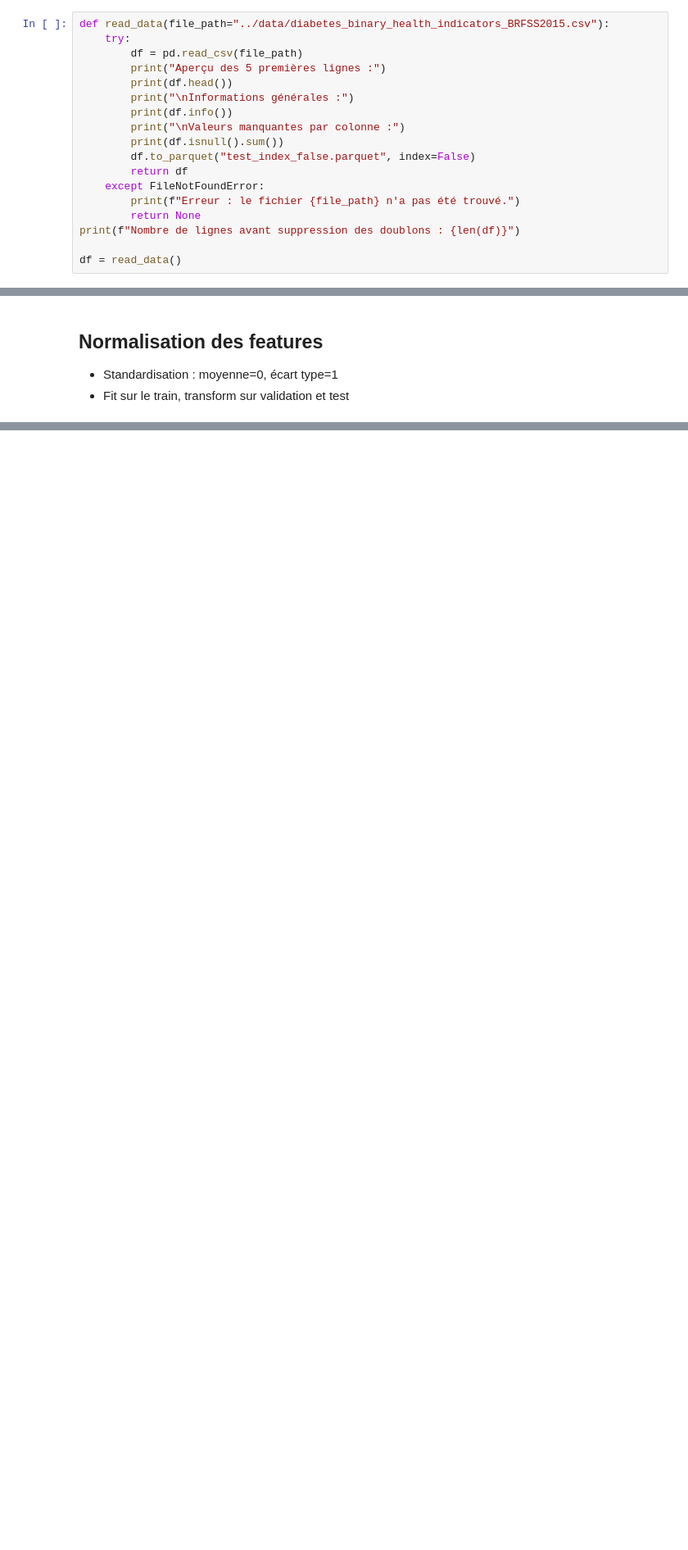
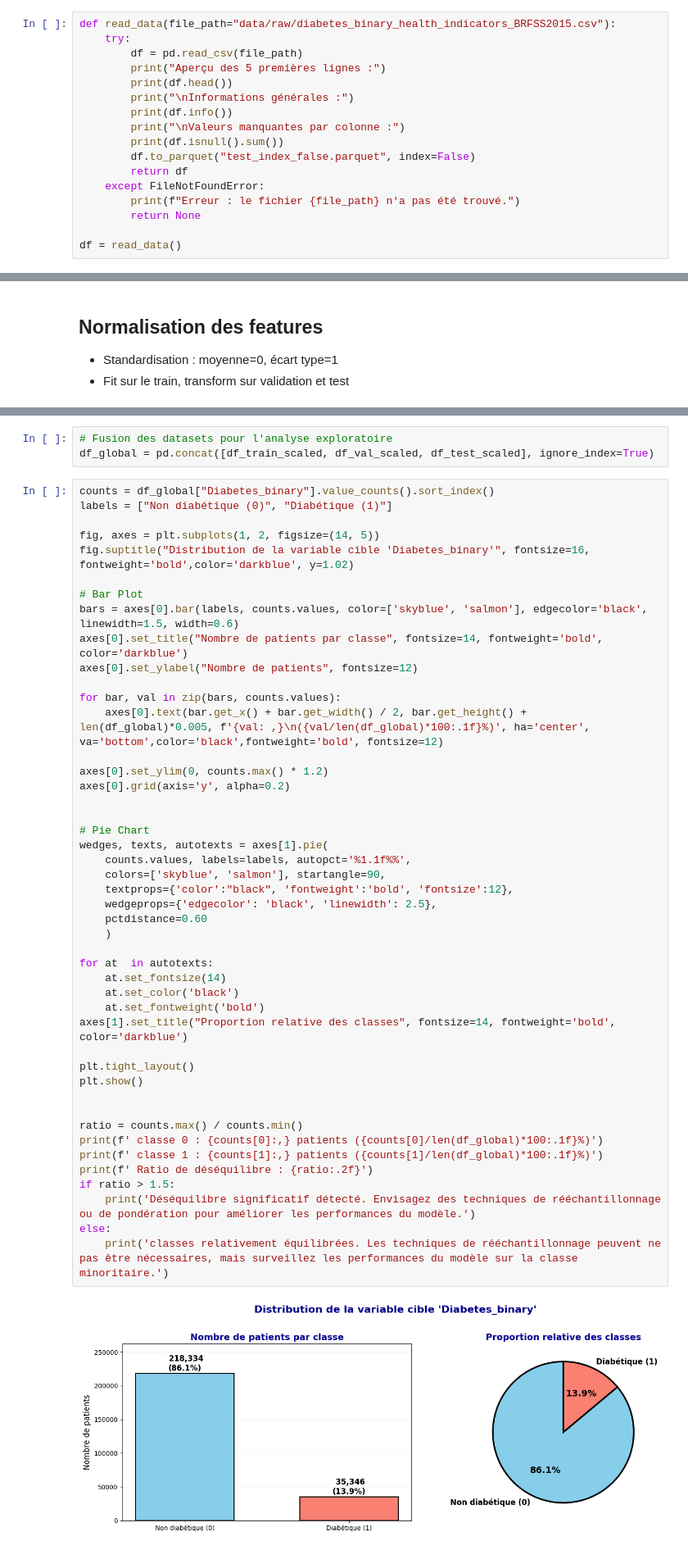
Before and after one commit to A4-CESI/deep_learning, a Jupyter notebook: preprocessing/preprocessingg.ipynb, the cells around one changed output, grey strips where cells are left out. Shown at 82% size. Drawn from its saved outputs; the diff is of its cells as text; blank space fills up the shorter version.

Commit message:
Implement feature X to enhance user experience and optimize performance

```diff
--- a/preprocessing/preprocessingg.ipynb
+++ b/preprocessing/preprocessingg.ipynb
@@ -18,7 +17,7 @@ from sklearn.preprocessing import StandardScaler
 ## Lecture du dataset
 On charge le fichier CSV et on affiche un aperçu ainsi que les informations générales.
 # %%
-def read_data(file_path="../data/diabetes_binary_health_indicators_BRFSS2015.csv"):
+def read_data(file_path="data/raw/diabetes_binary_health_indicators_BRFSS2015.csv"):
     try:
         df = pd.read_csv(file_path)
         print("Aperçu des 5 premières lignes :")
@@ -32,7 +31,6 @@ def read_data(file_path="../data/diabetes_binary_health_indicators_BRFSS2015.csv
     except FileNotFoundError:
         print(f"Erreur : le fichier {file_path} n'a pas été trouvé.")
         return None
-print(f"Nombre de lignes avant suppression des doublons : {len(df)}")
 
 df = read_data()
 # %% [output]
@@ -278,0 +185,51 @@ Income               -0.116361   0.419045  1.000000
+# %%
+# Fusion des datasets pour l'analyse exploratoire
+df_global = pd.concat([df_train_scaled, df_val_scaled, df_test_scaled], ignore_index=True)
+# %%
+counts = df_global["Diabetes_binary"].value_counts().sort_index()
+labels = ["Non diabétique (0)", "Diabétique (1)"]
+
+fig, axes = plt.subplots(1, 2, figsize=(14, 5))
+fig.suptitle("Distribution de la variable cible 'Diabetes_binary'", fontsize=16, fontweight='bold',color='darkblue', y=1.02)
+
+# Bar Plot
+bars = axes[0].bar(labels, counts.values, color=['skyblue', 'salmon'], edgecolor='black', linewidth=1.5, width=0.6)
+axes[0].set_title("Nombre de patients par classe", fontsize=14, fontweight='bold', color='darkblue')
+axes[0].set_ylabel("Nombre de patients", fontsize=12)
+
+for bar, val in zip(bars, counts.values):
+    axes[0].text(bar.get_x() + bar.get_width() / 2, bar.get_height() + len(df_global)*0.005, f'{val: ,}\n({val/len(df_global)*100:.1f}%)', ha='center', va='bottom',color='black',fontweight='bold', fontsize=12)
+
+axes[0].set_ylim(0, counts.max() * 1.2)
+axes[0].grid(axis='y', alpha=0.2)
+
+
+# Pie Chart
+wedges, texts, autotexts = axes[1].pie(
+    counts.values, labels=labels, autopct='%1.1f%%',
+    colors=['skyblue', 'salmon'], startangle=90,
+    textprops={'color':"black", 'fontweight':'bold', 'fontsize':12},
+    wedgeprops={'edgecolor': 'black', 'linewidth': 2.5},
+    pctdistance=0.60
+    )
+
+for at  in autotexts:
+    at.set_fontsize(14)
+    at.set_color('black')
+    at.set_fontweight('bold')
+axes[1].set_title("Proportion relative des classes", fontsize=14, fontweight='bold', color='darkblue')
+
+plt.tight_layout()
+plt.show()
+
+
+ratio = counts.max() / counts.min()
+print(f' classe 0 : {counts[0]:,} patients ({counts[0]/len(df_global)*100:.1f}%)')
+print(f' classe 1 : {counts[1]:,} patients ({counts[1]/len(df_global)*100:.1f}%)')
+print(f' Ratio de déséquilibre : {ratio:.2f}')
+if ratio > 1.5:
+    print('Déséquilibre significatif détecté. Envisagez des techniques de rééchantillonnage ou de pondération pour améliorer les performances du modèle.')
+else:
+    print('classes relativement équilibrées. Les techniques de rééchantillonnage peuvent ne pas être nécessaires, mais surveillez les performances du modèle sur la classe minoritaire.')
+# %% [output]
+[figure, added]
```
Also changed, not shown: parts of 16 cells of this notebook.
